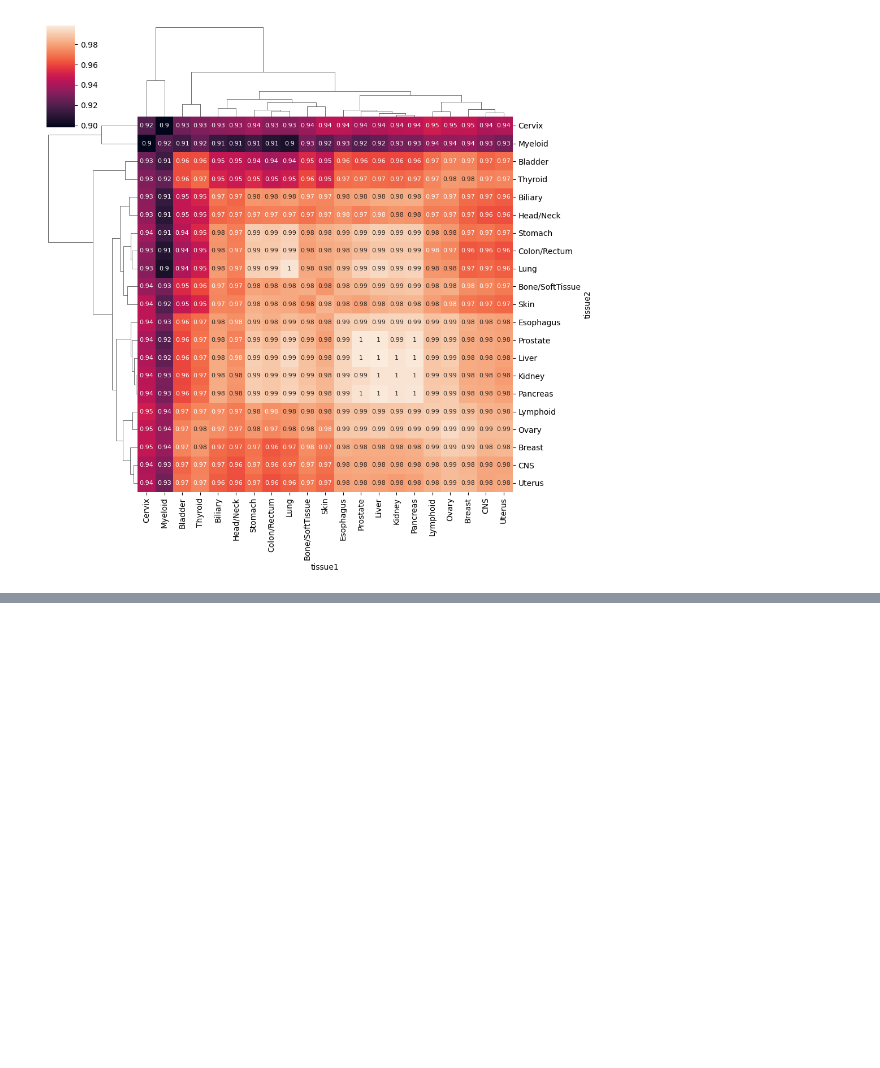
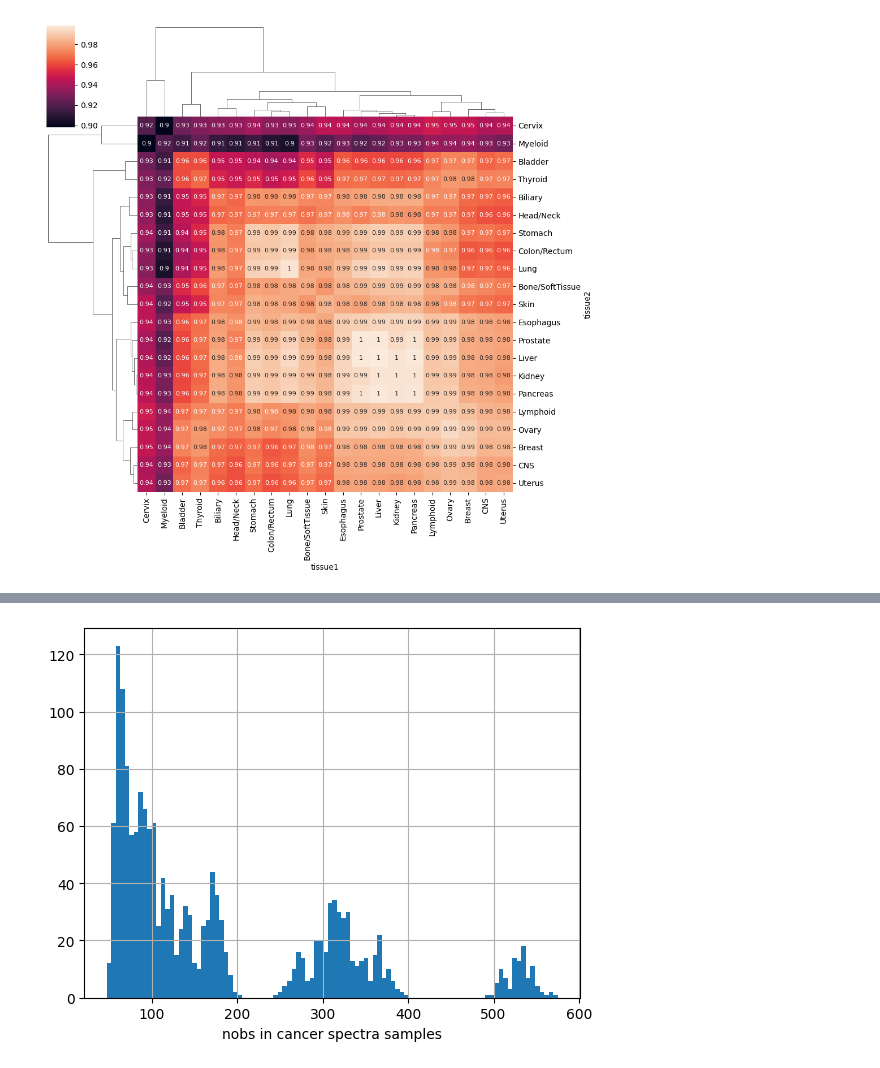
Before and after one commit to mitoclub/mtdnaMutSpecOfCancers, a Jupyter notebook: notebooks/clusters_of_tissues_spectra.ipynb, the cells around one changed output, grey strips where cells are left out. Cells and saved outputs as stored; diff of their text form; code cells hidden in the pictures; blank space fills up the shorter version.

```diff
--- a/notebooks/clusters_of_tissues_spectra.ipynb
+++ b/notebooks/clusters_of_tissues_spectra.ipynb
@@ -445,0 +470,12 @@ sns.clustermap(mean_tis_similarity, annot=True, annot_kws={'fontsize': 8})
+# %%
+patient_obs = obs_all.groupby(['tissue', 'sample']).sbs12.value_counts().unstack().fillna(0.)
+patient_vaf_mean = obs_all.groupby(['tissue', 'sample']).tumor_var_freq.mean()\
+    .rename('vaf_mean')
+
+patient_spectra = patient_obs.join(patient_vaf_mean)
+patient_spectra['nobs'] = patient_obs[possible_sbs12].sum(1)
+
+for x in possible_sbs12:
+    patient_spectra[x] /= nuc_counts_all[x[0]]
+
+patient_spectra
@@ -445,0 +501,4 @@ sns.clustermap(mean_tis_similarity, annot=True, annot_kws={'fontsize': 8})
+# %%
+tis = obs_all.tissue.value_counts()
+print(len(tis))
+tis
@@ -445,0 +524,21 @@ sns.clustermap(mean_tis_similarity, annot=True, annot_kws={'fontsize': 8})
+# %%
+nsamples = 100
+d = []
+stats = []
+used_tissues = tis[tis>100].index.values
+for t in used_tissues:
+    for i in range(nsamples):
+        several_patients = patient_spectra.loc[t].sample(frac=0.5, replace=False)
+        several_patients_spectra_mean = several_patients[possible_sbs12].sum().rename('MutSpec')\
+            .reset_index().assign(sample=i, tissue=t)
+        several_patients_spectra_mean.rename(columns={'index': 'Mut'}, inplace=True)
+        _nobs = several_patients['nobs'].sum()
+        _vaf = several_patients['vaf_mean'].mean()
+
+        stats.append([t, i, _nobs, _vaf])
+        d.append(several_patients_spectra_mean)
+
+stats_df = pd.DataFrame(stats, columns=['tissue', 'sample', 'nobs', 'vaf_mean'])
+spectra_samples = pd.concat(d, ignore_index=True)
+samples_wide = spectra_samples.pivot(['tissue', 'sample'], 'Mut', 'MutSpec')[possible_sbs12]
+samples_wide.head()
@@ -445,0 +569,4 @@ sns.clustermap(mean_tis_similarity, annot=True, annot_kws={'fontsize': 8})
+# %%
+stats_df.nobs.hist(bins=100).set_xlabel('nobs in cancer spectra samples');
+# %% [output]
+[figure, added]
```
Also changed, not shown: parts of 42 cells of this notebook.
